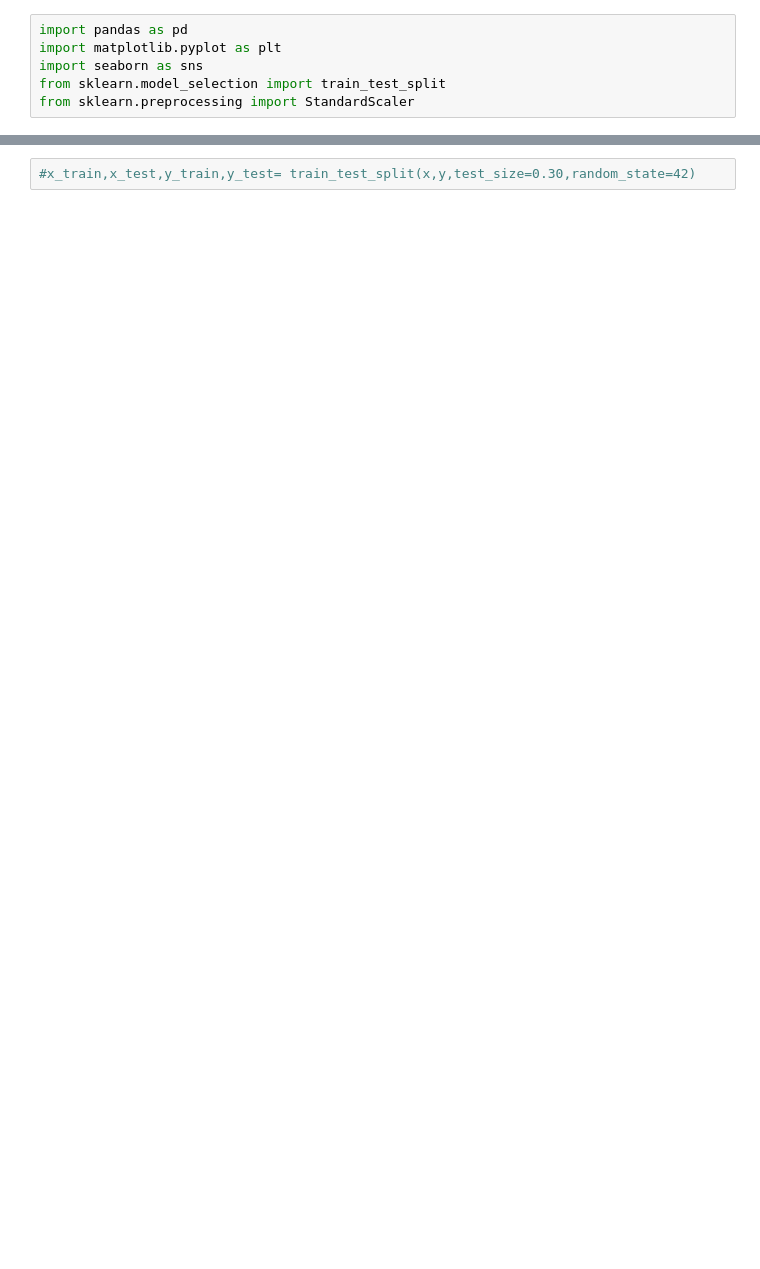
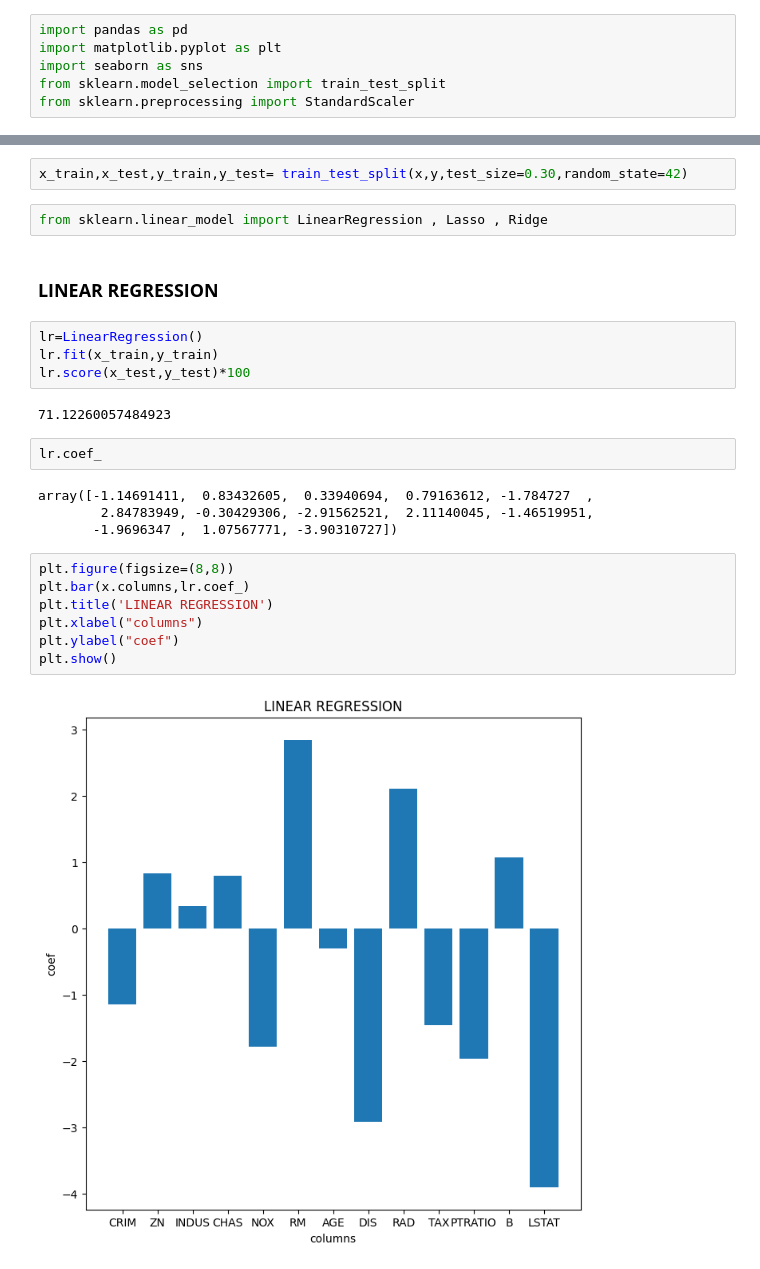
Before and after one commit to Hridayansh018/ML_Basics, a Jupyter notebook: Supervised learning/regression_L1_L2.ipynb, the cells around one changed output, grey strips where cells are left out. Saved outputs shown, nothing was run; the diff lists cells and outputs as text; blank space fills up the shorter version.

Commit message:
LINEAR REGRESSION

```diff
--- a/Supervised learning/regression_L1_L2.ipynb
+++ b/Supervised learning/regression_L1_L2.ipynb
@@ -71,2 +75,27 @@ ValueError: could not convert string to float: 'Shahran'
 # %%
-#x_train,x_test,y_train,y_test= train_test_split(x,y,test_size=0.30,random_state=42)
+x_train,x_test,y_train,y_test= train_test_split(x,y,test_size=0.30,random_state=42)
+# %%
+from sklearn.linear_model import LinearRegression , Lasso , Ridge
+# %% [markdown]
+### **LINEAR REGRESSION**
+# %%
+lr=LinearRegression()
+lr.fit(x_train,y_train)
+lr.score(x_test,y_test)*100
+# %% [output]
+71.12260057484923
+# %%
+lr.coef_
+# %% [output]
+array([-1.14691411,  0.83432605,  0.33940694,  0.79163612, -1.784727  ,
+        2.84783949, -0.30429306, -2.91562521,  2.11140045, -1.46519951,
+       -1.9696347 ,  1.07567771, -3.90310727])
+# %%
+plt.figure(figsize=(8,8))
+plt.bar(x.columns,lr.coef_)
+plt.title('LINEAR REGRESSION')
+plt.xlabel("columns")
+plt.ylabel("coef")
+plt.show()
+# %% [output]
+[figure, added]
```
Also changed, not shown: parts of 8 cells of this notebook, 2 other files.
